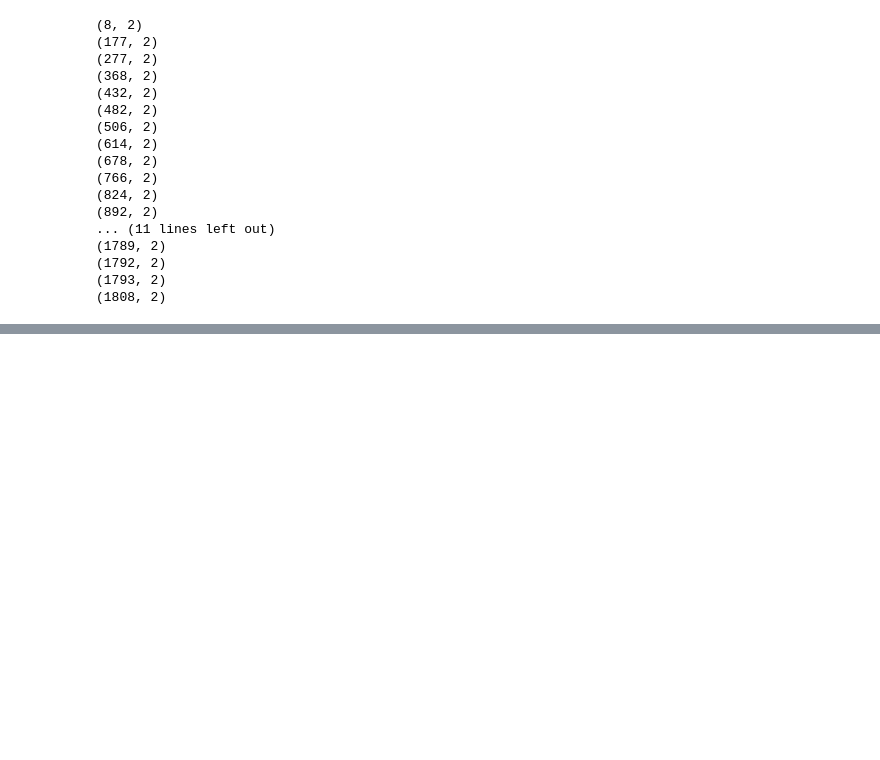
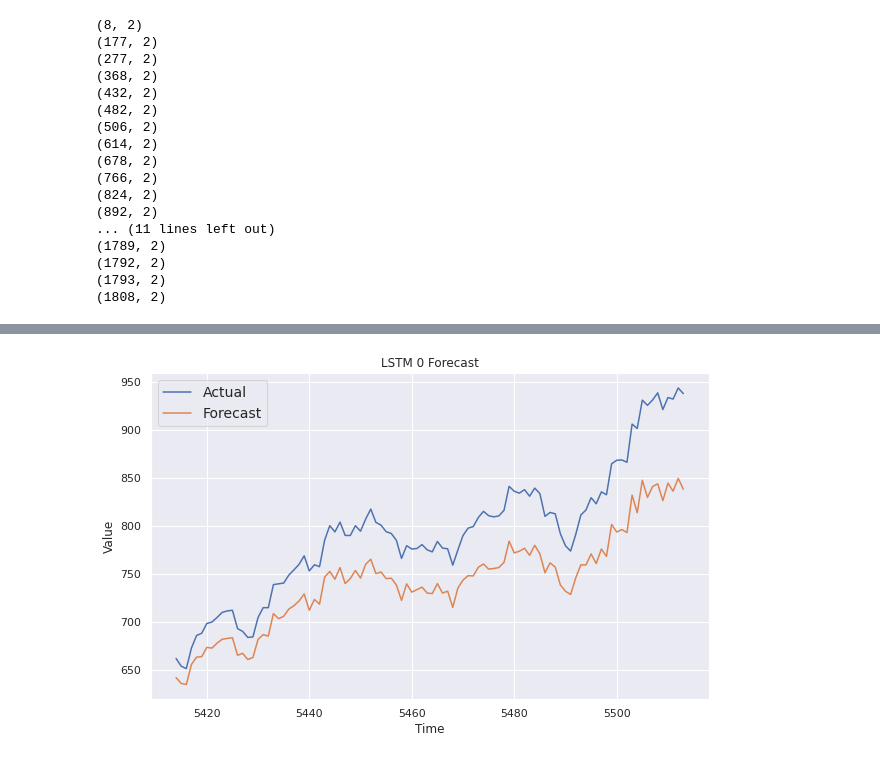
Before and after one commit to panditamey1/Stock-Prediction-using-different-models, a Jupyter notebook: stock_LSTM_Model.ipynb, the cells around one changed output, grey strips where cells are left out. Cells and saved outputs as stored; diff of their text form; code cells hidden in the pictures; blank space fills up the shorter version.

```diff
--- a/stock_LSTM_Model.ipynb
+++ b/stock_LSTM_Model.ipynb
@@ -716,0 +737,19 @@ for ticker in df['stock_sym'].to_list():
+# %%
+import numpy as np
+import pandas as pd
+import matplotlib.pyplot as plt
+import tensorflow as tf
+import seaborn as sns
+import yfinance as yf
+
+from sklearn.preprocessing import MinMaxScaler
+
+keras = tf.keras
+
+# set style of charts
+sns.set(style="darkgrid")
+plt.rcParams['figure.figsize'] = [10, 10]
+
+keras.backend.clear_session()
+tf.random.set_seed(42)
+np.random.seed(42)
@@ -716,0 +834,4 @@ for ticker in df['stock_sym'].to_list():
+# %%
+class ResetStatesCallback(keras.callbacks.Callback):
+    def on_epoch_begin(self, epoch, logs):
+        self.model.reset_states()
@@ -716,0 +927,5 @@ for ticker in df['stock_sym'].to_list():
+# %%
+reliance_stock_model = StockModel(lstm_nodes = [100, 100] , first_model = True, prev_ticker = "", ticker = "RELIANCE", window_size = 30, batch_size = 1)
+reliance_stock_model.load_current_model()
+reliance_stock_model.prepare_data()
+reliance_stock_model.evaluate()
@@ -716,0 +935,4 @@ for ticker in df['stock_sym'].to_list():
+# %%
+reliance_stock_model.show_result(0,100)
+# %% [output]
+[figure, added]
```
Also changed, not shown: parts of 10 cells of this notebook.
